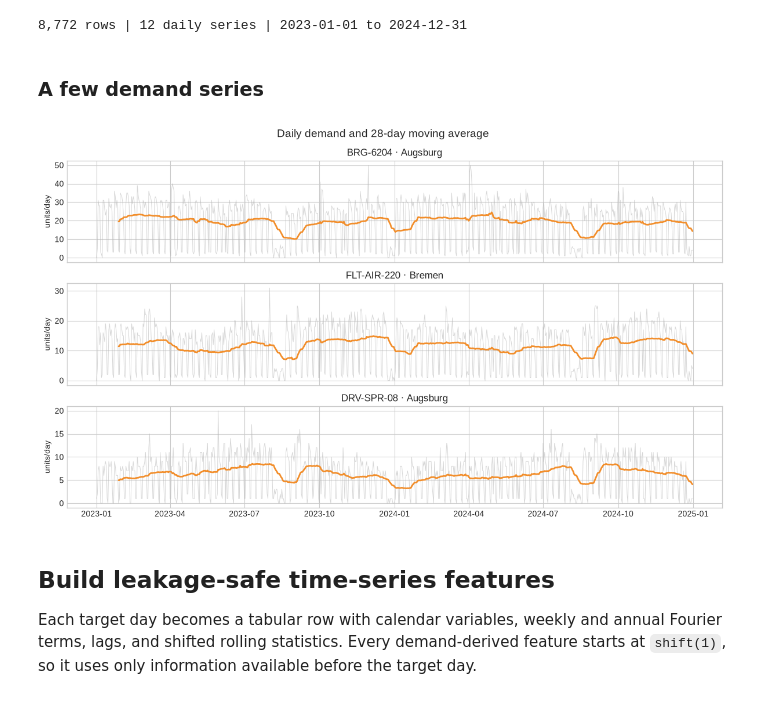
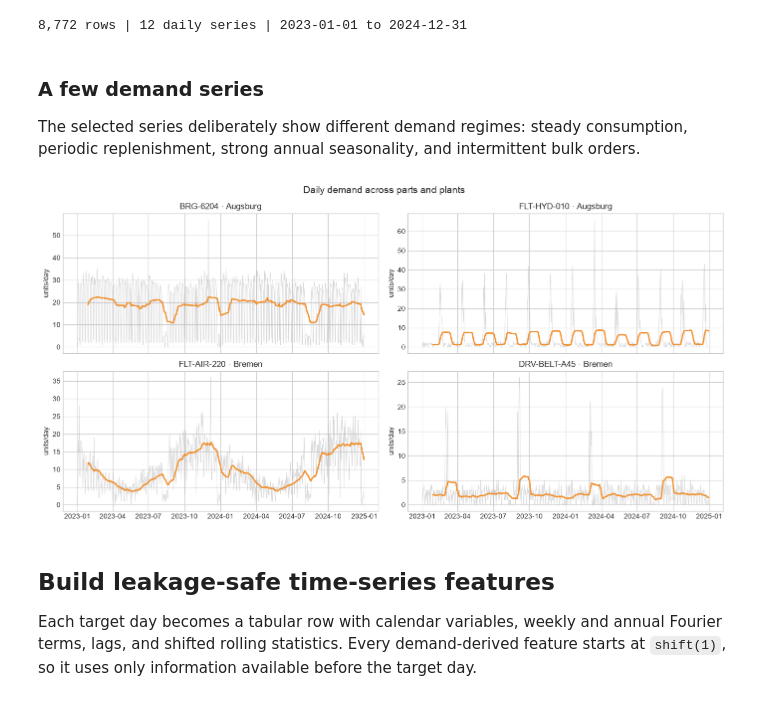
Before and after one commit to PriorLabs/tabpfn-cookbook, a Jupyter notebook: notebooks/forecast_spare_parts_demand.ipynb, the cells around one changed output. Saved outputs shown, nothing was run; the diff lists cells and outputs as text; code cells hidden in the pictures.

Commit message:
Finalize spare-parts forecasting cookbook

```diff
--- a/notebooks/forecast_spare_parts_demand.ipynb
+++ b/notebooks/forecast_spare_parts_demand.ipynb
@@ -42,19 +43,24 @@ print(f"{len(panel):,} rows | {panel['series_id'].nunique()} daily series | "
 8,772 rows | 12 daily series | 2023-01-01 to 2024-12-31
 # %% [markdown]
 ### A few demand series
+
+The selected series deliberately show different demand regimes: steady consumption, periodic replenishment, strong annual seasonality, and intermittent bulk orders.
 # %%
-EXAMPLES = ["BRG-6204 · Augsburg", "FLT-AIR-220 · Bremen", "DRV-SPR-08 · Augsburg"]
-fig, axes = plt.subplots(3, 1, figsize=(12, 7), sharex=True)
-for ax, series_id in zip(axes, EXAMPLES):
+EXAMPLES = [
+    "BRG-6204 · Augsburg", "FLT-HYD-010 · Augsburg",
+    "FLT-AIR-220 · Bremen", "DRV-BELT-A45 · Bremen",
+]
+fig, axes = plt.subplots(2, 2, figsize=(14, 7), sharex=True)
+for ax, series_id in zip(axes.flat, EXAMPLES):
     series = panel.loc[panel["series_id"].eq(series_id)].set_index("date")["demand"]
     ax.plot(series, color="#B7B7B7", alpha=0.55, linewidth=0.7)
     ax.plot(series.rolling(28).mean(), color="#F28E2B", linewidth=2)
     ax.set(title=series_id, ylabel="units/day")
-fig.suptitle("Daily demand and 28-day moving average", fontsize=14)
+fig.suptitle("Daily demand across parts and plants", fontsize=14)
 fig.tight_layout()
 plt.show()
 # %% [output]
-[figure, old version]
+[figure, new version]
 # %% [markdown]
 ## Build leakage-safe time-series features
 
```
Also changed, not shown: parts of 6 cells of this notebook, 5 other files.
